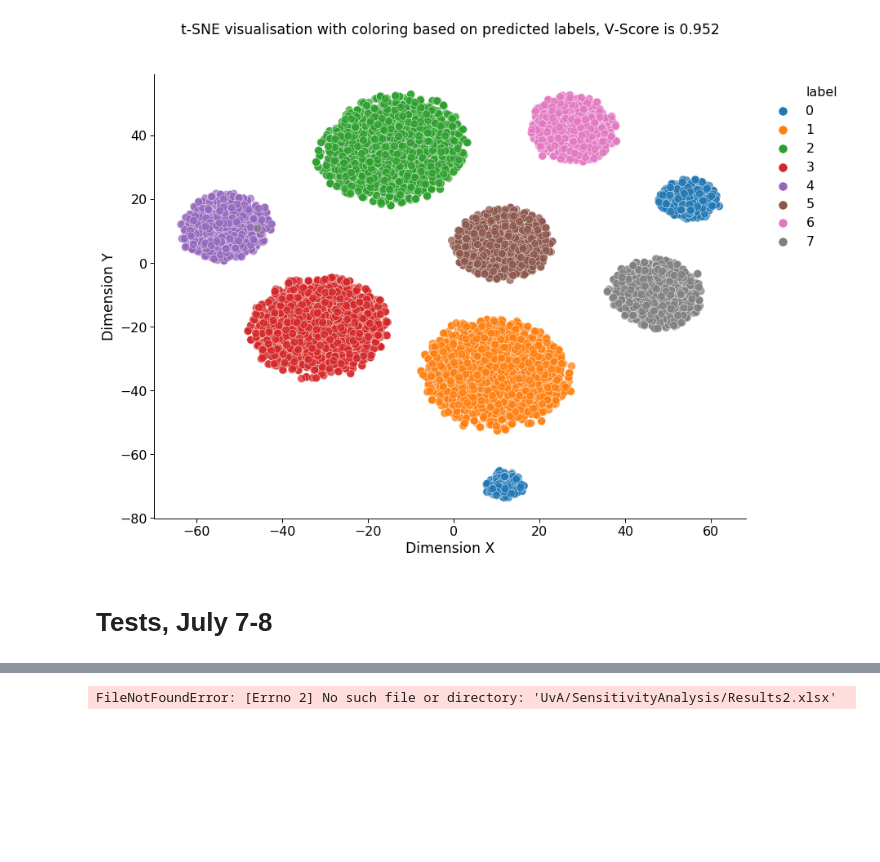
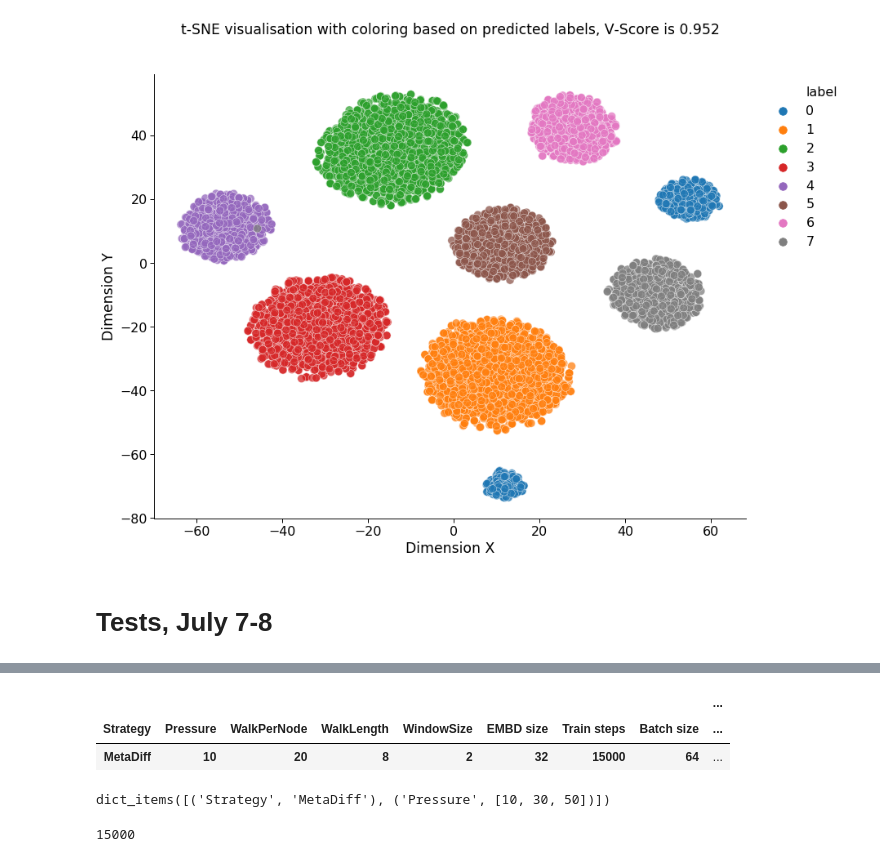
Before and after one commit to AlexWorldD/NetEmbs, a Jupyter notebook: Sensitivity analysis.ipynb, the cells around one changed output, grey strips where cells are left out. Cells and saved outputs as stored; diff of their text form; code cells hidden in the pictures; blank space fills up the shorter version.

```diff
--- a/Sensitivity analysis.ipynb
+++ b/Sensitivity analysis.ipynb
@@ -348,10 +283,13 @@ res
-# %%
-res = pd.DataFrame(
-            columns=['ExperimentNum', 'Strategy', 'Pressure', 'WalkPerNode', 'WalkLength', 'WindowSize', 'EMBD size',
-                     'Train steps', 'Batch size', 'Adjusted Rand index', 'Adjusted Mutual Information', 'V-measure',
-                     'Fowlkes-Mallows index', 'Sampling time', 'TF time'])
-res.to_excel(CONFIG.ROOT_FOLDER+"Results.xlsx")
-# %%
-pd.read_excel(CONFIG.ROOT_FOLDER+"Results2.xlsx", index_col=0)
-# %% [output]
-FileNotFoundError: [Errno 2] No such file or directory: 'UvA/SensitivityAnalysis/Results2.xlsx'
+# %%
+cur_params = {"Strategy": CONFIG.STEP_VERSION,
+                      "Pressure": CONFIG.PRESSURE,
+                      "WalkPerNode": CONFIG.WALKS_PER_NODE,
+                      "WalkLength": CONFIG.WALKS_LENGTH, "WindowSize": CONFIG.WINDOW_SIZE,
+                      "EMBD size": CONFIG.EMBD_SIZE,
+                      "Train steps": CONFIG.STEPS, "Batch size": CONFIG.BATCH_SIZE}
+group_keys = list(cur_params.keys())
+res.groupby(group_keys).mean()
+# %% [output]
+|  |  |  |  |  |  |  |  | ... |
+| Strategy | Pressure | WalkPerNode | WalkLength | WindowSize | EMBD size | Train steps | Batch size | ... |
+| MetaDiff | 10 | 20 | 8 | 2 | 32 | 15000 | 64 | ... |
@@ -357,0 +298,9 @@ FileNotFoundError: [Errno 2] No such file or directory: 'UvA/SensitivityAnalysis
+# %%
+myGRID.items()
+# %% [output]
+dict_items([('Strategy', 'MetaDiff'), ('Pressure', [10, 30, 50])])
+# %%
+t = "STEPS"
+getattr(CONFIG, t, None)
+# %% [output]
+15000
```
Also changed, not shown: parts of 3 cells of this notebook, 35 other files.
